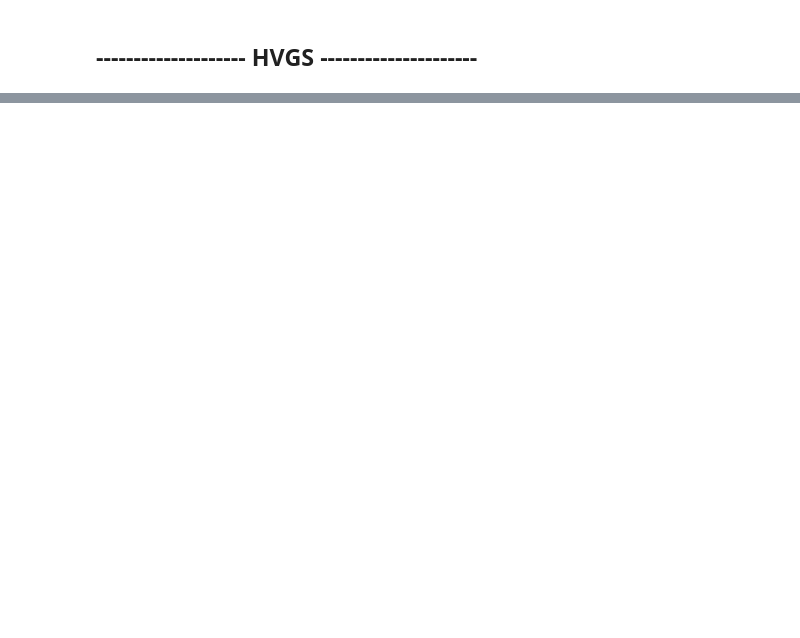
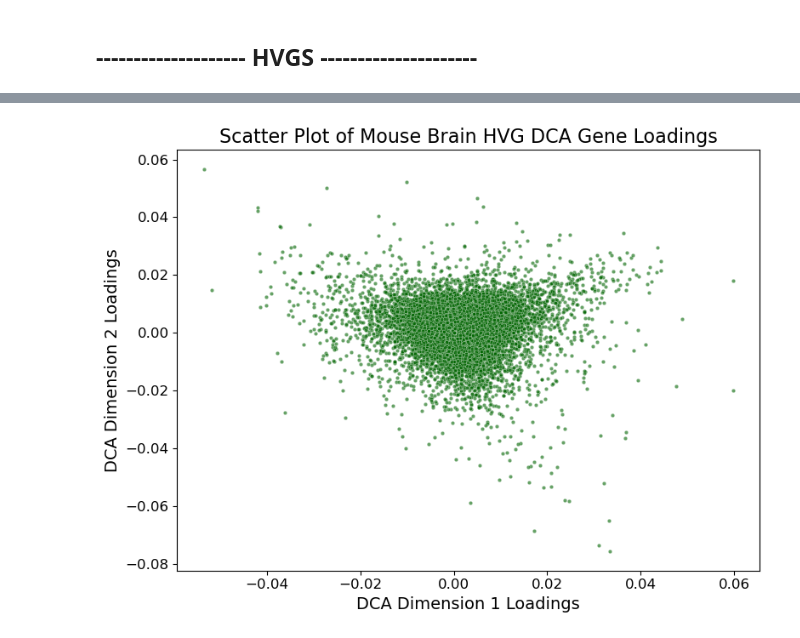
Before and after one commit to emilyekstrum/zhangLab_Rotation, a Jupyter notebook: notebooks/DCA/mouse_DCA_figs.ipynb, the cells around one changed output, grey strips where cells are left out. Drawn from its saved outputs; the diff is of its cells as text; code cells hidden in the pictures; blank space fills up the shorter version.

```diff
--- a/notebooks/DCA/mouse_DCA_figs.ipynb
+++ b/notebooks/DCA/mouse_DCA_figs.ipynb
@@ -52,0 +90,13 @@ plt.show()
+# %%
+# plot gene loadings for first two DCA dimensions
+plt.figure(figsize=(8,6))
+sns.scatterplot(x=hvg_U[:,0], y=hvg_U[:,1], s=10, color='darkgreen', alpha=0.6)
+plt.xlabel('DCA Dimension 1 Loadings', fontsize=14)
+plt.ylabel('DCA Dimension 2 Loadings', fontsize=14)
+plt.title('Scatter Plot of Mouse Brain HVG DCA Gene Loadings', fontsize=16)
+plt.xticks(fontsize=12)
+plt.yticks(fontsize=12)
+plt.tight_layout()
+plt.show()
+# %% [output]
+[figure, added]
```
Also changed, not shown: parts of 6 cells of this notebook.
